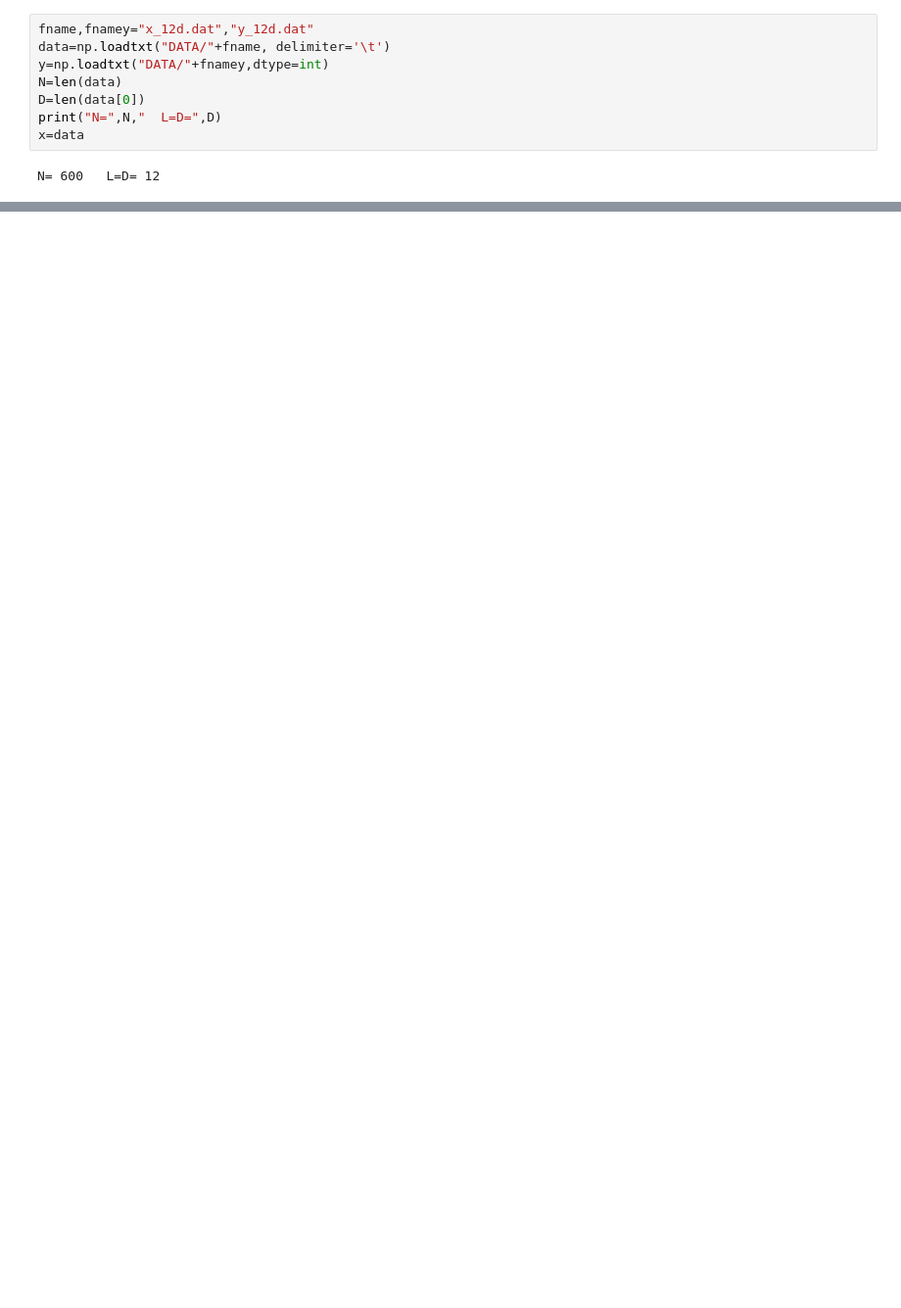
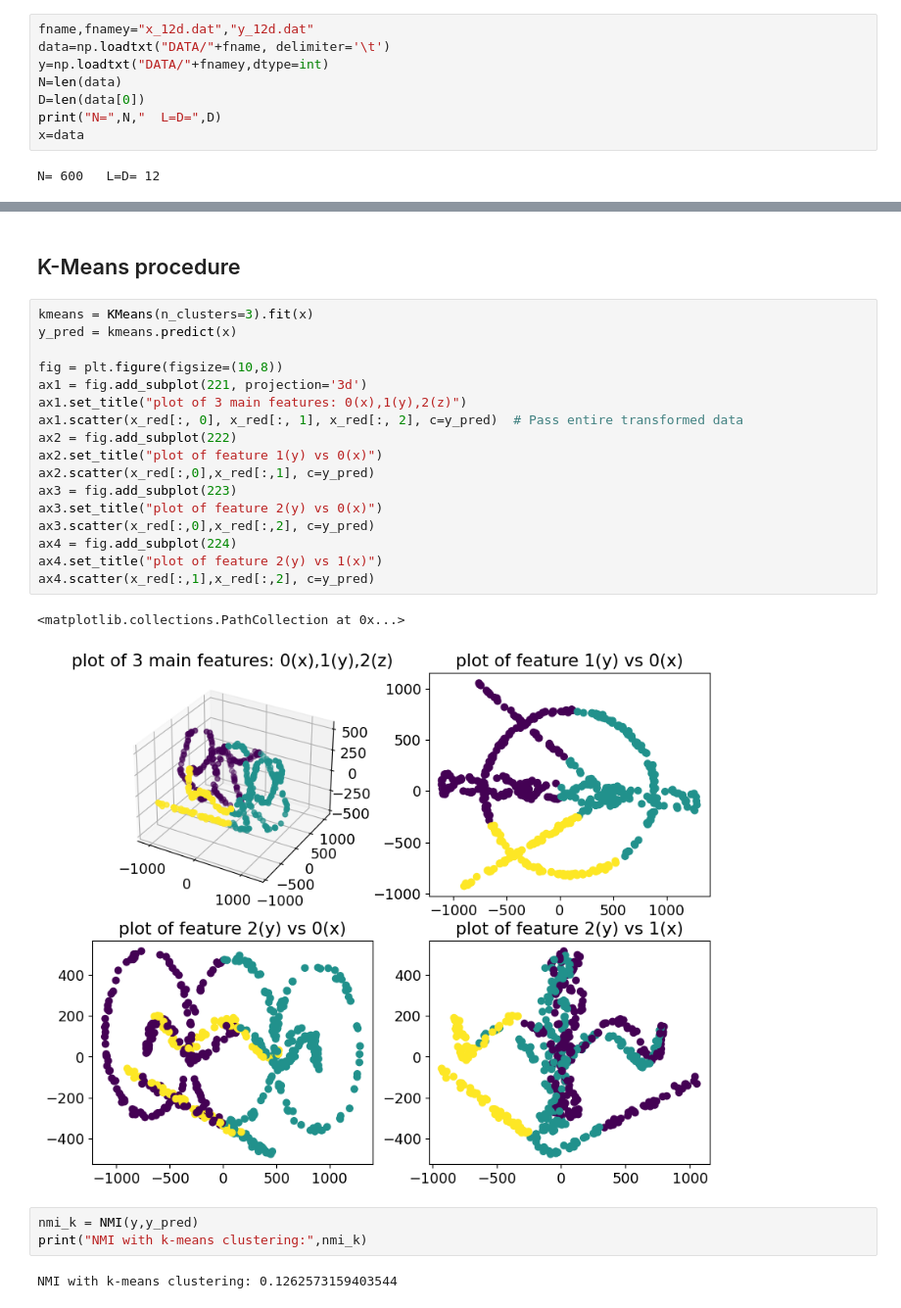
Before and after one commit to pietromalagoli/LCPB, a Jupyter notebook: Assignments/Ex2/group2404_exercise2.ipynb, the cells around one changed output, grey strips where cells are left out. Shown: that part at 98% size. Drawn from its saved outputs; the diff is of its cells as text; blank space fills up the shorter version.

```diff
--- a/Assignments/Ex2/group2404_exercise2.ipynb
+++ b/Assignments/Ex2/group2404_exercise2.ipynb
@@ -60 +151,28 @@ plt.show()
 [figure]
+# %% [markdown]
+## K-Means procedure
+# %%
+kmeans = KMeans(n_clusters=3).fit(x)
+y_pred = kmeans.predict(x)
+
+fig = plt.figure(figsize=(10,8))
+ax1 = fig.add_subplot(221, projection='3d')
+ax1.set_title("plot of 3 main features: 0(x),1(y),2(z)")
+ax1.scatter(x_red[:, 0], x_red[:, 1], x_red[:, 2], c=y_pred)  # Pass entire transformed data
+ax2 = fig.add_subplot(222)
+ax2.set_title("plot of feature 1(y) vs 0(x)")
+ax2.scatter(x_red[:,0],x_red[:,1], c=y_pred)
+ax3 = fig.add_subplot(223)
+ax3.set_title("plot of feature 2(y) vs 0(x)")
+ax3.scatter(x_red[:,0],x_red[:,2], c=y_pred)
+ax4 = fig.add_subplot(224)
+ax4.set_title("plot of feature 2(y) vs 1(x)")
+ax4.scatter(x_red[:,1],x_red[:,2], c=y_pred)
+# %% [output]
+<matplotlib.collections.PathCollection at 0x...>
+[figure, added]
+# %%
+nmi_k = NMI(y,y_pred)
+print("NMI with k-means clustering:",nmi_k)
+# %% [output]
+NMI with k-means clustering: 0.1262573159403544
```
Also changed, not shown: parts of 11 cells of this notebook.
